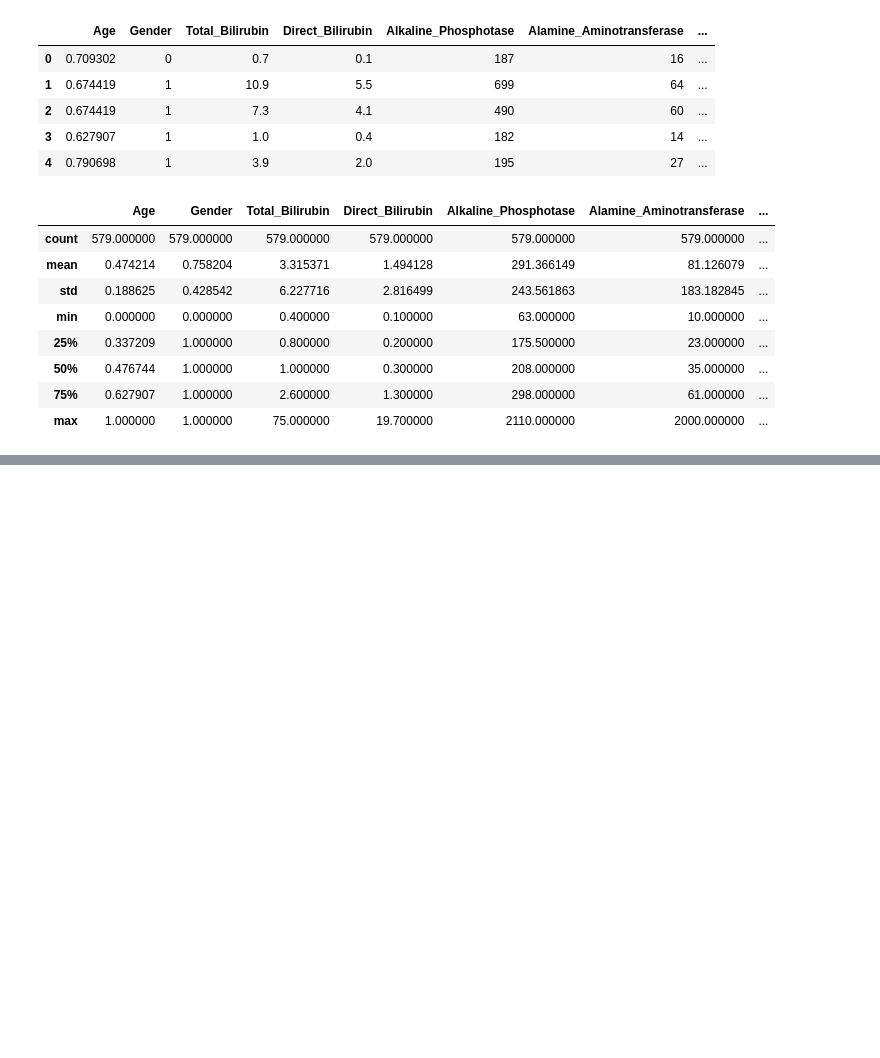
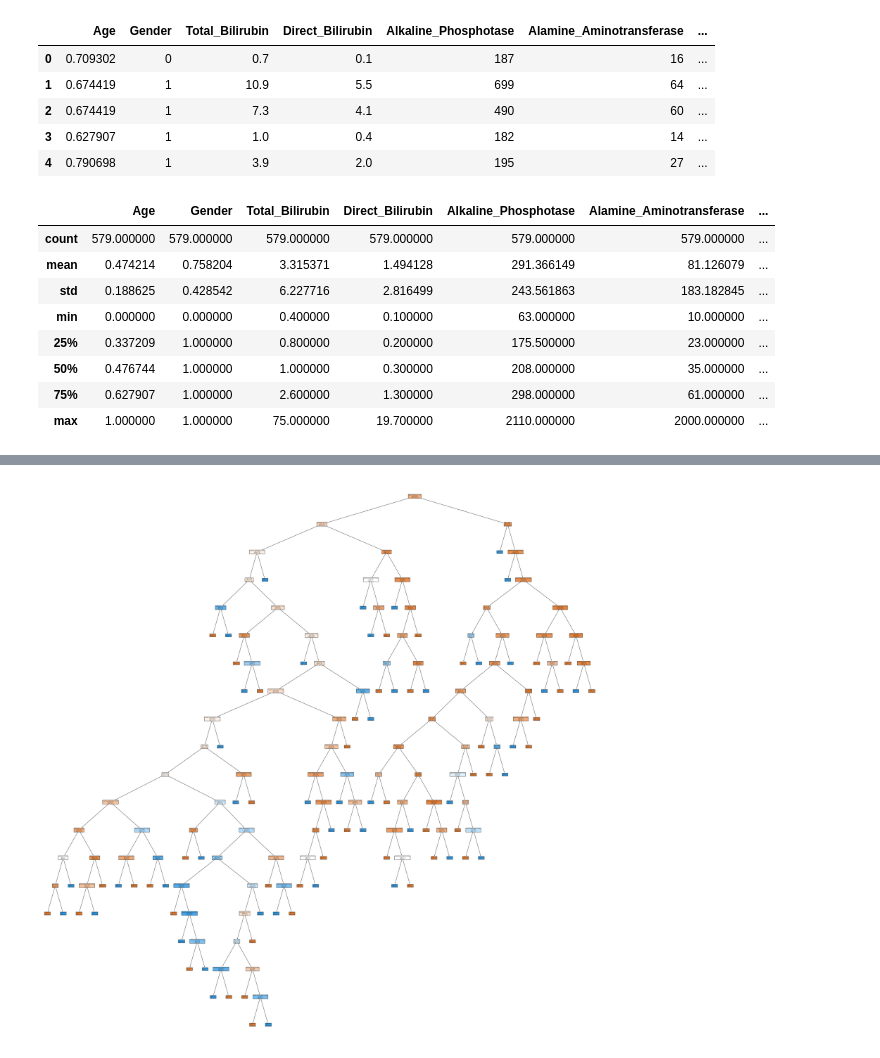
Before and after one commit to KanishkThamman/Binary-Classification-Indian-Liver-Patient-Records, a Jupyter notebook: Indian Liver Patient Records.ipynb, the cells around one changed output, grey strips where cells are left out. Drawn from its saved outputs; the diff is of its cells as text; code cells hidden in the pictures; blank space fills up the shorter version.

Commit message:
First model and tunning done...

```diff
--- a/Indian Liver Patient Records.ipynb
+++ b/Indian Liver Patient Records.ipynb
@@ -184,0 +198,6 @@ grid.best_params_
+# %%
+# lets try the model again with the best params
+dt = DecisionTreeClassifier(criterion="gini", max_depth=5, min_samples_leaf=15, min_samples_split=2)
+dt.fit(X_train, y_train)
+y_pred = dt.predict(X_test)
+print(classification_report(y_test, y_pred))
@@ -184,0 +213,8 @@ grid.best_params_
+# %%
+# ok thats still bad.. lets try aseeing how the teh tree looks like
+from sklearn.tree import plot_tree
+plt.figure(figsize=(50,50))
+plot_tree(dt, filled=True, feature_names=X.columns)
+plt.show()
+# %% [output]
+[figure, added]
```
Also changed, not shown: parts of 11 cells of this notebook.
